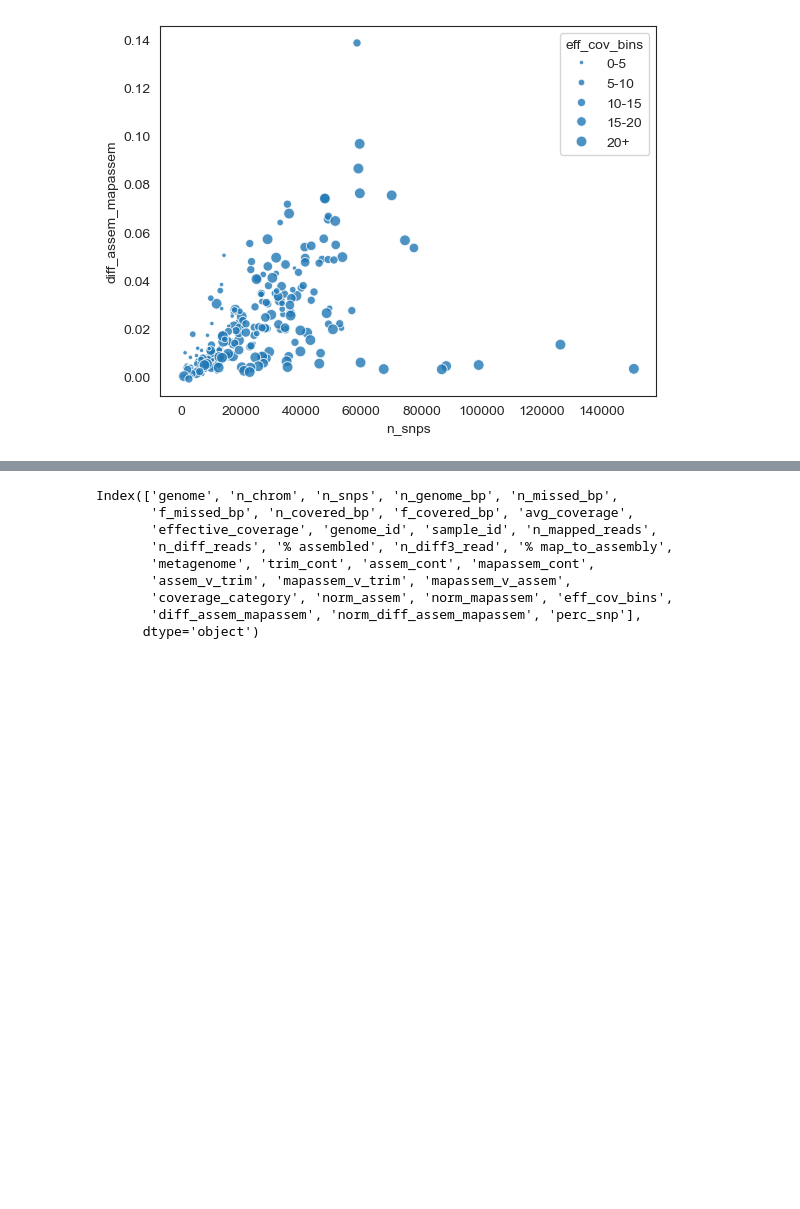
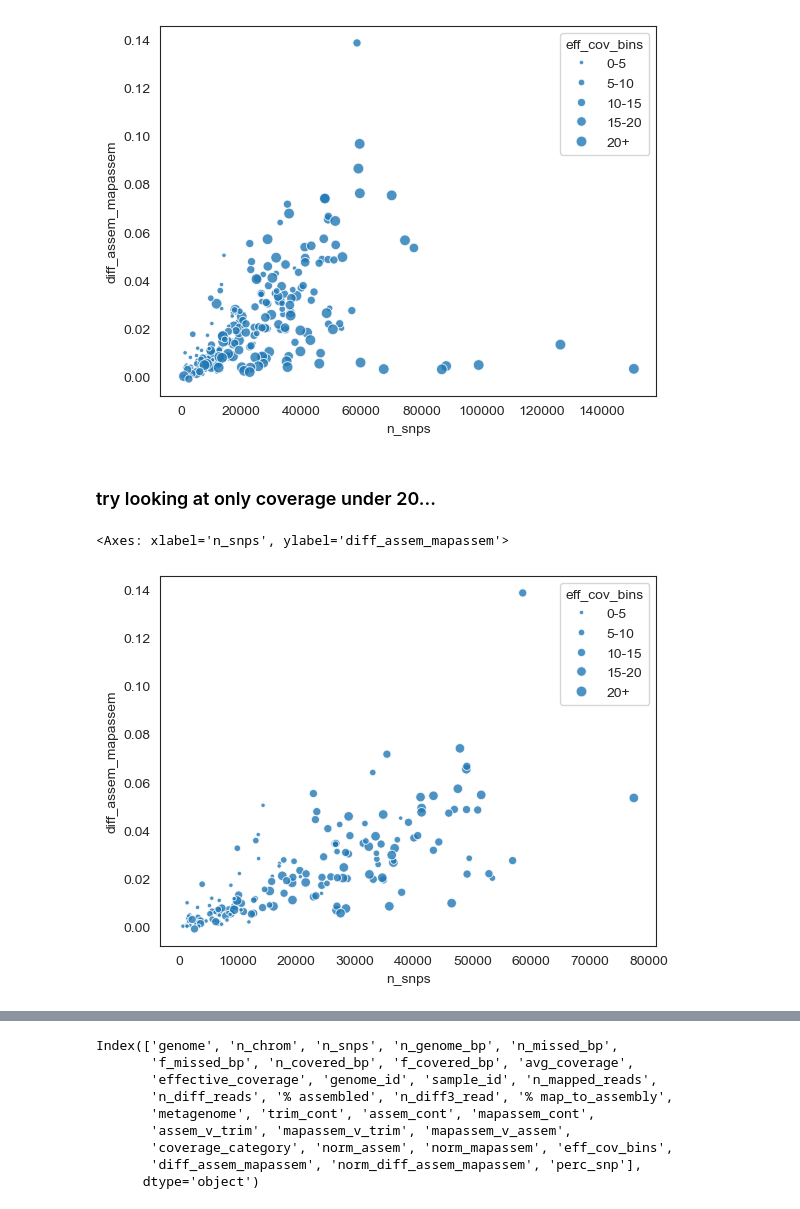
Before and after one commit to jeanzzhao/onehuman, a Jupyter notebook: atta/ERR505104-viz.ipynb, the cells around one changed output, grey strips where cells are left out. Drawn from its saved outputs; the diff is of its cells as text; code cells hidden in the pictures; blank space fills up the shorter version.

```diff
--- a/atta/ERR505104-viz.ipynb
+++ b/atta/ERR505104-viz.ipynb
@@ -400,3 +400,11 @@ sns.scatterplot(data=df, x='n_snps', y='diff_assem_mapassem', size= 'eff_cov_bin
 # %% [output]
 <Axes: xlabel='n_snps', ylabel='diff_assem_mapassem'>
 [figure]
+# %% [markdown]
+### try looking at only coverage under 20...
+# %%
+df_under20cov = df[df['effective_coverage'] < 20]
+sns.scatterplot(data=df_under20cov, x='n_snps', y='diff_assem_mapassem', size= 'eff_cov_bins',sizes=(60, 10), alpha=0.8,  edgecolor='white', linewidth=0.7)
+# %% [output]
+<Axes: xlabel='n_snps', ylabel='diff_assem_mapassem'>
+[figure, added]
```
Also changed, not shown: parts of 3 cells of this notebook.
